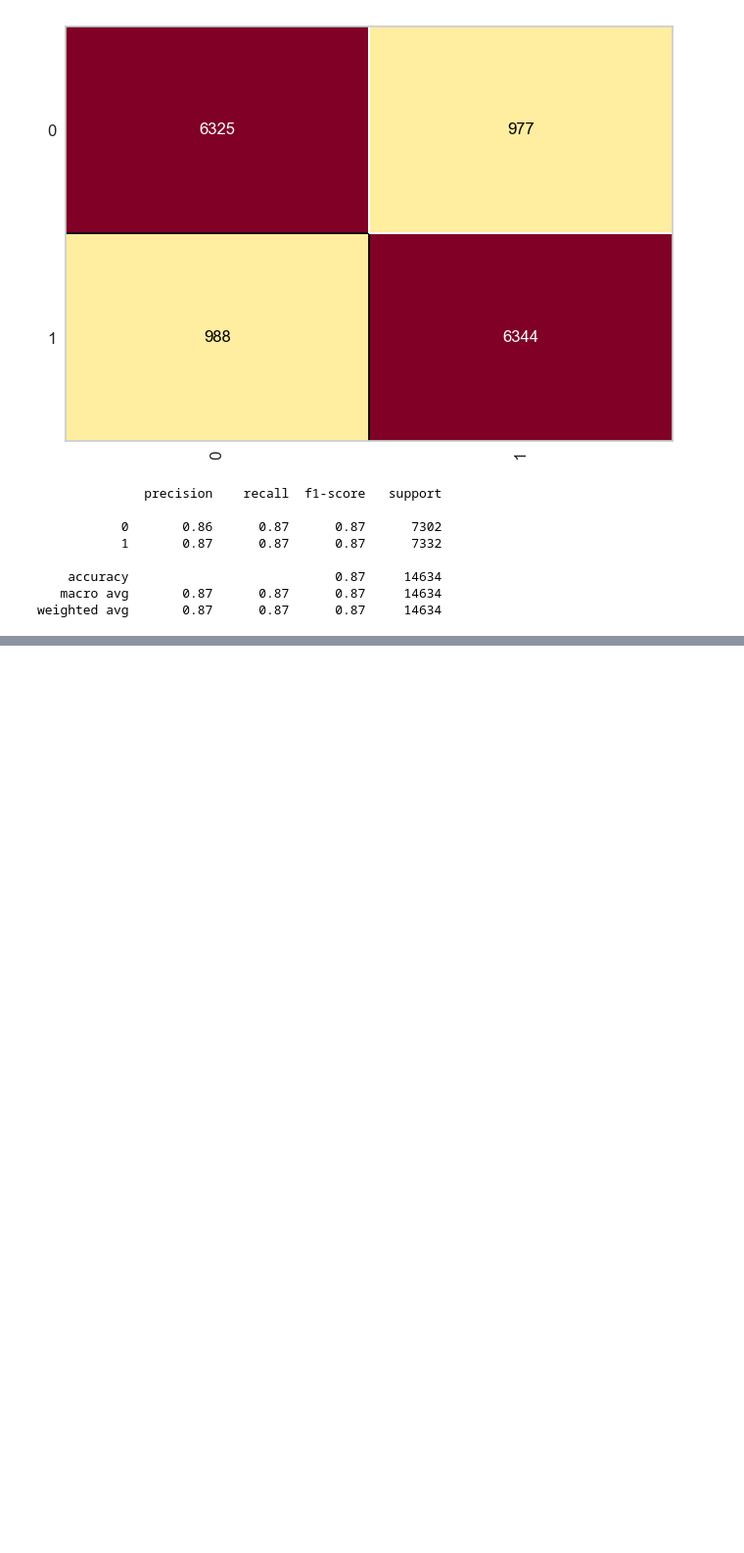
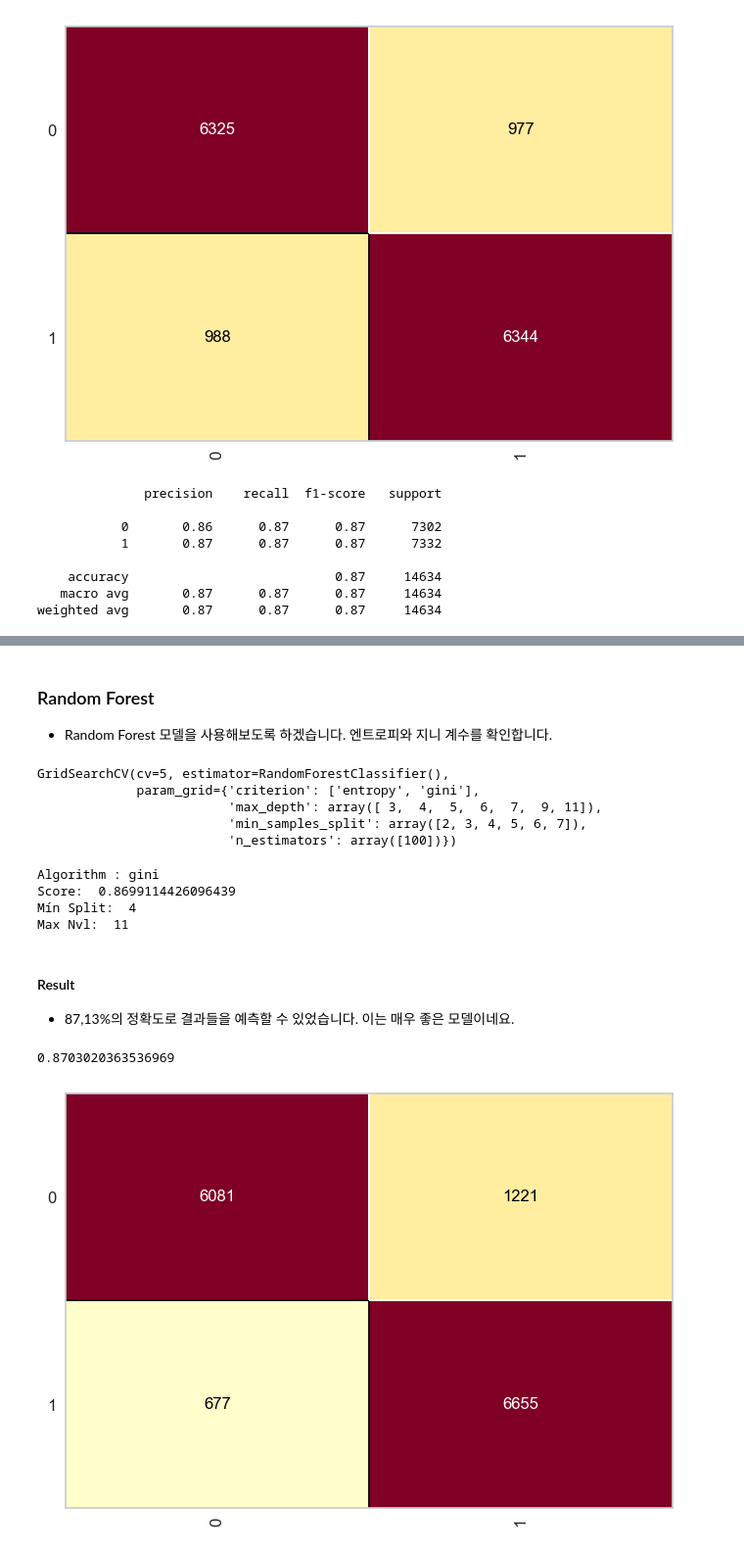
Before and after one commit to minyoungci/Kaggle, a Jupyter notebook: HotelData/hotel_reservation.ipynb, the cells around one changed output, grey strips where cells are left out. Shown at 98% size. Drawn from its saved outputs; the diff is of its cells as text; code cells hidden in the pictures; blank space fills up the shorter version.

```diff
--- a/HotelData/hotel_reservation.ipynb
+++ b/HotelData/hotel_reservation.ipynb
@@ -649,0 +683,54 @@ weighted avg       0.87      0.87      0.87     14634
+# %% [markdown]
+### Random Forest
+
+* Random Forest 모델을 사용해보도록 하겠습니다. 엔트로피와 지니 계수를 확인합니다.
+# %%
+from sklearn.ensemble import RandomForestClassifier
+
+n_estimators = np.array([100])
+alg = ['entropy', 'gini']
+
+min_split = np.array([2,3,4,5,6,7])
+max_nbl = np.array([3,4,5,6,7,9,11])
+
+values_grid = {'n_estimators':n_estimators , 'min_samples_split': min_split, 'max_depth': max_nvl, 'criterion': alg}
+
+model = RandomForestClassifier()
+gridRandomForest = GridSearchCV(estimator=model , param_grid = values_grid, cv=5)
+
+gridRandomForest.fit(X_train, y_train)
+# %% [output]
+GridSearchCV(cv=5, estimator=RandomForestClassifier(),
+             param_grid={'criterion': ['entropy', 'gini'],
+                         'max_depth': array([ 3,  4,  5,  6,  7,  9, 11]),
+                         'min_samples_split': array([2, 3, 4, 5, 6, 7]),
+                         'n_estimators': array([100])})
+# %%
+print('Algorithm :', gridRandomForest.best_estimator_.criterion)
+print('Score: ', gridRandomForest.best_score_)
+print('Mín Split: ', gridRandomForest.best_estimator_.min_samples_split)
+print('Max Nvl: ', gridRandomForest.best_estimator_.max_depth)
+# %% [output]
+Algorithm : gini
+Score:  0.8699114426096439
+Mín Split:  4
+Max Nvl:  11
+# %%
+random_forest = RandomForestClassifier(n_estimators=100,
+                                       min_samples_split=2, max_depth=11, criterion='gini',
+                                       random_state=0)
+
+random_forest.fit(X_train, y_train)
+
+previsoes = random_forest.predict(X_test)
+# %% [markdown]
+#### Result
+
+* 87,13%의 정확도로 결과들을 예측할 수 있었습니다. 이는 매우 좋은 모델이네요.
+# %%
+cm = ConfusionMatrix(random_forest)
+cm.fit(X_train, y_train)
+cm.score(X_test, y_test)
+# %% [output]
+0.8703020363536969
+[figure, added]
```
Also changed, not shown: parts of 17 cells of this notebook.
